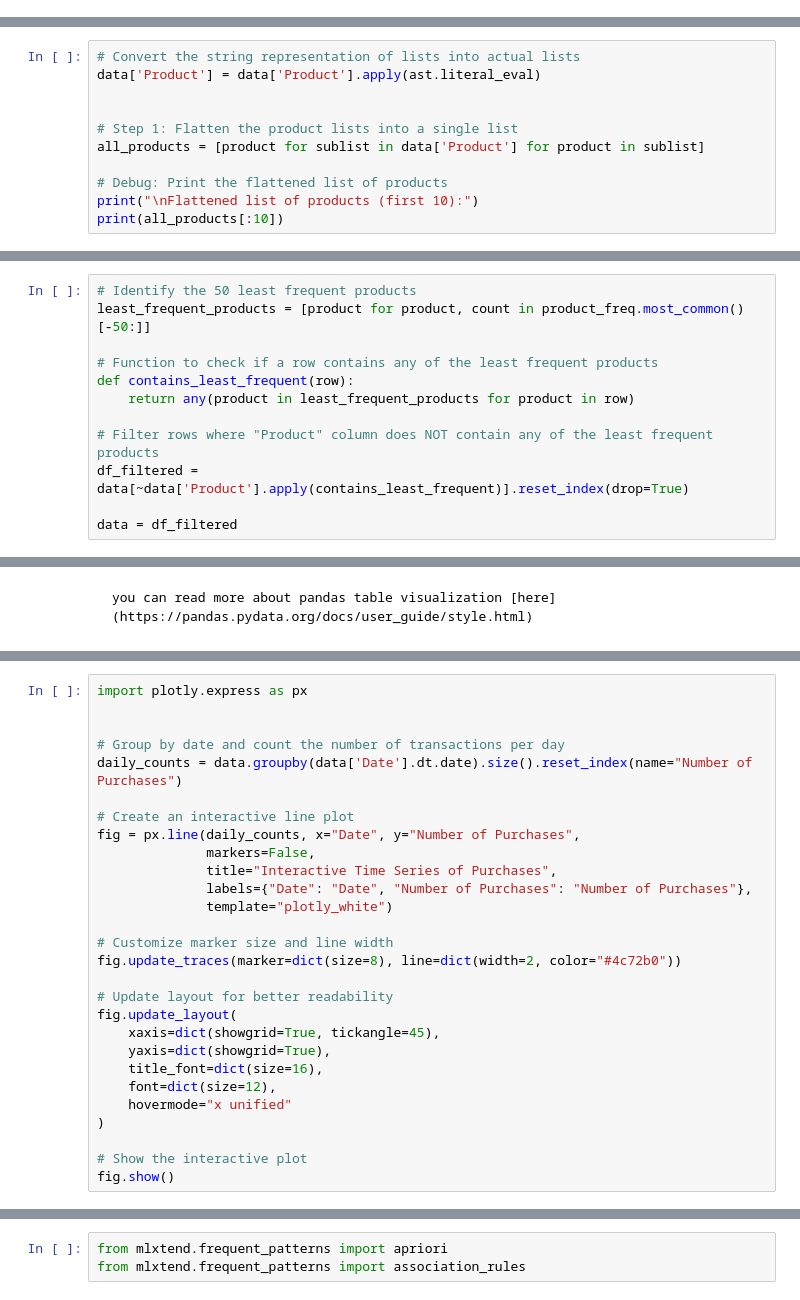
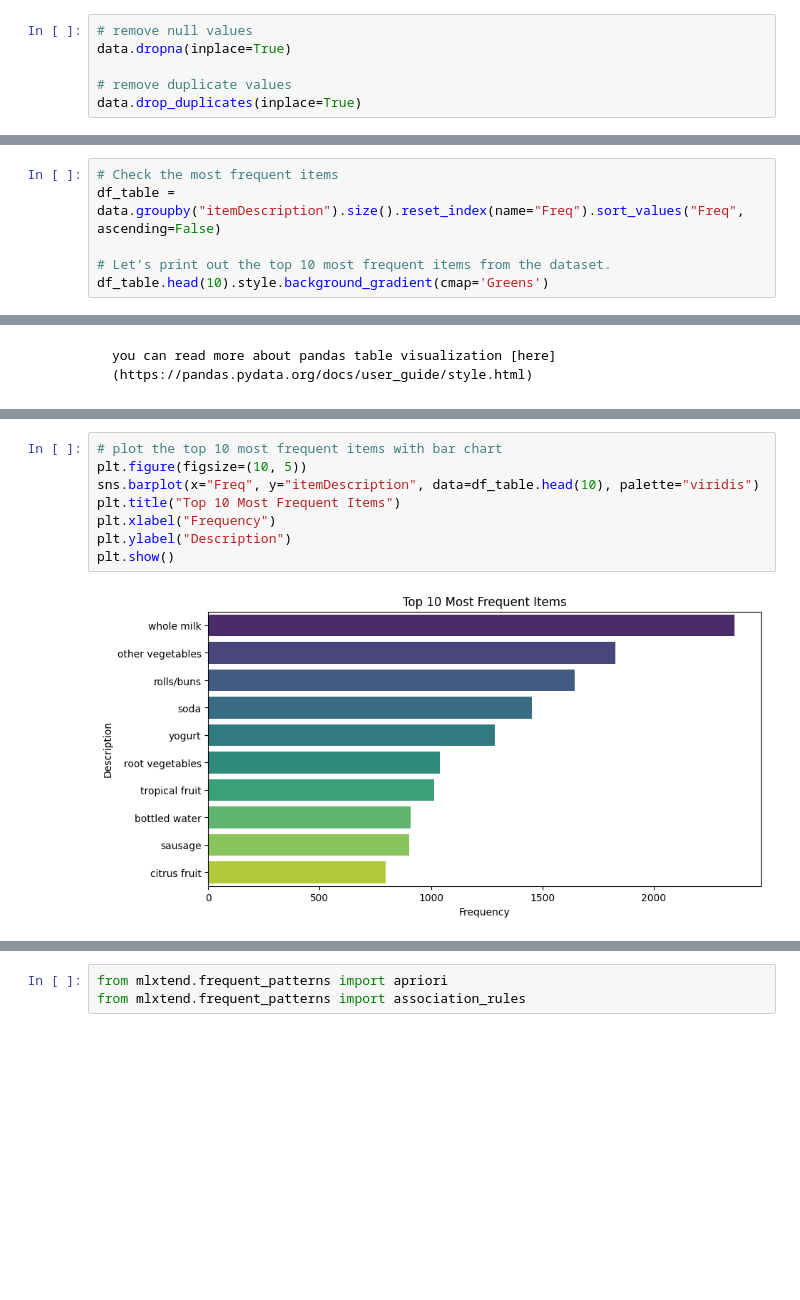
Before and after one commit to safarzadeh-reza/Spatial_Data_Mining_Winter2025, a Jupyter notebook: source/notebooks/L3/association_rules.ipynb, the cells around one changed output, grey strips where cells are left out. Drawn from its saved outputs; the diff is of its cells as text; blank space fills up the shorter version.

```diff
--- a/source/notebooks/L3/association_rules.ipynb
+++ b/source/notebooks/L3/association_rules.ipynb
@@ -347,3 +216,9 @@ data.dropna(axis=0, subset=['Transaction_ID', 'Product'], inplace=True)
+# %%
+# remove null values
+data.dropna(inplace=True)
+
+# remove duplicate values
+data.drop_duplicates(inplace=True)
 # %%
 #Check the structure of the dataframe
 data.info()
@@ -373,13 +237,2 @@ memory usage: 92.5+ MB
 # %% [markdown]
 Now, let's do some visualization about the data and check the most frequent purchased items
-# %%
-# Convert the string representation of lists into actual lists
-data['Product'] = data['Product'].apply(ast.literal_eval)
-
-
-# Step 1: Flatten the product lists into a single list
-all_products = [product for sublist in data['Product'] for product in sublist]
-
-# Debug: Print the flattened list of products
-print("\nFlattened list of products (first 10):")
-print(all_products[:10])
@@ -399,12 +238,0 @@ Counter({'Toothpaste': 73324, 'Ice Cream': 37094, 'Soap': 37076, 'Jam': 36956, '
-# %%
-# Identify the 50 least frequent products
-least_frequent_products = [product for product, count in product_freq.most_common()[-50:]]
-
-# Function to check if a row contains any of the least frequent products
-def contains_least_frequent(row):
-    return any(product in least_frequent_products for product in row)
-
-# Filter rows where "Product" column does NOT contain any of the least frequent products
-df_filtered = data[~data['Product'].apply(contains_least_frequent)].reset_index(drop=True)
-
-data = df_filtered
@@ -427,0 +239,6 @@ df_counts.head(10).style.background_gradient(cmap='Blues')
+# %%
+# Check the most frequent items
+df_table = data.groupby("itemDescription").size().reset_index(name="Freq").sort_values("Freq", ascending=False)
+
+# Let’s print out the top 10 most frequent items from the dataset.
+df_table.head(10).style.background_gradient(cmap='Greens')
@@ -527,28 +261,10 @@ plt.tight_layout()
-# %%
-import plotly.express as px
-
-
-# Group by date and count the number of transactions per day
-daily_counts = data.groupby(data['Date'].dt.date).size().reset_index(name="Number of Purchases")
-
-# Create an interactive line plot
-fig = px.line(daily_counts, x="Date", y="Number of Purchases",
-              markers=False,
-              title="Interactive Time Series of Purchases",
-              labels={"Date": "Date", "Number of Purchases": "Number of Purchases"},
-              template="plotly_white")
-
-# Customize marker size and line width
-fig.update_traces(marker=dict(size=8), line=dict(width=2, color="#4c72b0"))
-
-# Update layout for better readability
-fig.update_layout(
-    xaxis=dict(showgrid=True, tickangle=45),
-    yaxis=dict(showgrid=True),
-    title_font=dict(size=16),
-    font=dict(size=12),
-    hovermode="x unified"
-)
-
-# Show the interactive plot
-fig.show()
+# %%
+# plot the top 10 most frequent items with bar chart
+plt.figure(figsize=(10, 5))
+sns.barplot(x="Freq", y="itemDescription", data=df_table.head(10), palette="viridis")
+plt.title("Top 10 Most Frequent Items")
+plt.xlabel("Frequency")
+plt.ylabel("Description")
+plt.show()
+# %% [output]
+[figure, added]
```
Also changed, not shown: parts of 41 cells of this notebook, 1 other file.
